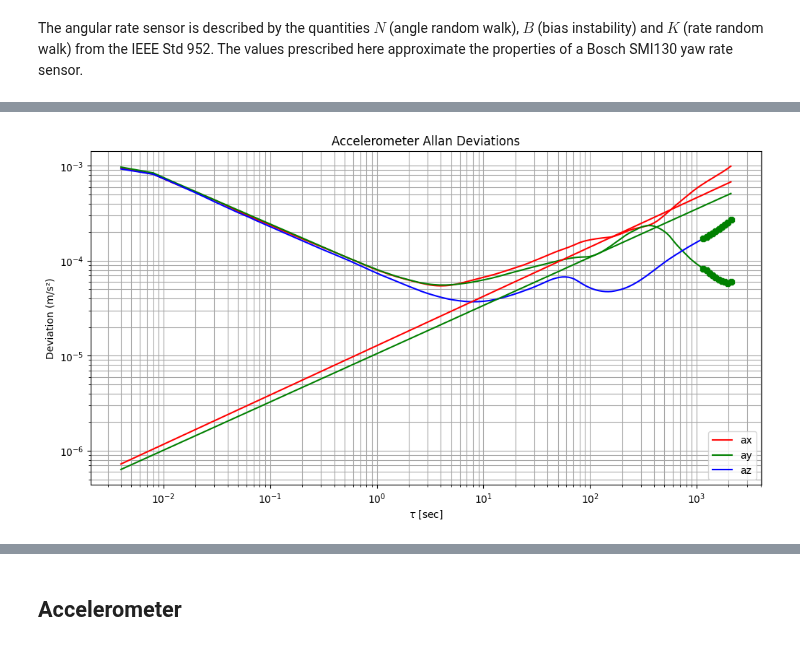
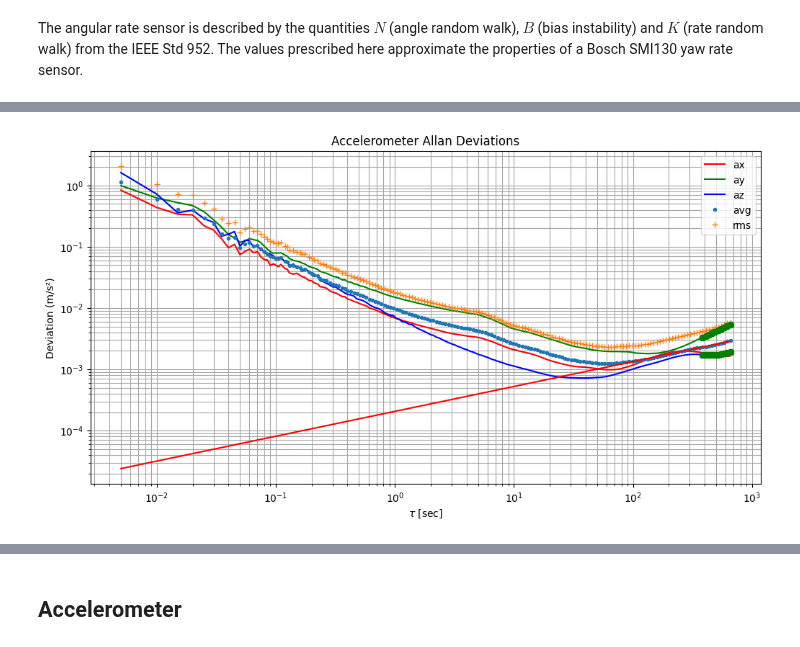
Before and after one commit to diplodocuslongus/depthai2know, a Jupyter notebook: IMU/noise_from_allan.ipynb, the cells around one changed output, grey strips where cells are left out. Cells and saved outputs as stored; diff of their text form; code cells hidden in the pictures.

Commit message:
wip on noise

```diff
--- a/IMU/noise_from_allan.ipynb
+++ b/IMU/noise_from_allan.ipynb
@@ -164,7 +165,18 @@ thetaz = np.cumsum(gz) * TS
 
 # Compute Allan deviations
 Mnb = 200 # for noise analysis
-(taux, adx) = AllanDeviation(thetax, FS, maxNumM=Mnb)
-(tauy, ady) = AllanDeviation(thetay, FS, maxNumM=Mnb)
-(tauz, adz) = AllanDeviation(thetaz, FS, maxNumM=Mnb)
+(gyro_taux, gyro_adx) = AllanDeviation(thetax, FS, maxNumM=Mnb)
+(gyro_tauy, gyro_ady) = AllanDeviation(thetay, FS, maxNumM=Mnb)
+(gyro_tauz, gyro_adz) = AllanDeviation(thetaz, FS, maxNumM=Mnb)
+# %%
+# Calculate velocity
+velx = np.cumsum(accx) * TS  # deg or rad depending on ANGLE_UNIT_FOR_NOISE
+vely = np.cumsum(accy) * TS
+velz = np.cumsum(accz) * TS
+
+# Compute Allan deviations
+Mnb = 200 # for noise analysis
+(accel_taux, accel_adx) = AllanDeviation(velx, FS, maxNumM=Mnb)
+(accel_tauy, accel_ady) = AllanDeviation(vely, FS, maxNumM=Mnb)
+(accel_tauz, accel_adz) = AllanDeviation(velz, FS, maxNumM=Mnb)
 # %%
@@ -211,0 +218,12 @@ afig,aaxis=plot_allan_accel(accel_taus, accel_adevs)
+# %%
+accel_taus = (accel_taux,accel_tauy,accel_tauz)
+accel_adevs = (accel_adx,accel_ady,accel_adz)
+# get the average of adev
+accel_adevs_avg = np.mean(accel_adevs,axis=0)
+# print(accel_adevs_avg)
+# compare with taking the RMS
+accel_adevs_rms = np.sqrt(accel_adx*accel_adx+accel_ady*accel_ady+accel_adz*accel_adz)
+afig,aaxis=plot_allan_accel(accel_taus, accel_adevs)
+aaxis.plot(accel_taus[0],accel_adevs_avg,'.',label = 'avg')
+aaxis.plot(accel_taus[0],accel_adevs_rms,'+',label = 'rms')
+aaxis.legend()
@@ -215,0 +364,4 @@ if SAVE_FIG:
+# %%
+# using the average over the 3 axis
+abix,aarw,avrw,arwfitx,arrwfitx=noise_param_from_adev_single_axis(accel_taux,accel_adevs_avg)
+gbix,grrw,garw,grwfitx,grrwfitx=noise_param_from_adev_single_axis(gyro_taux,gyro_adevs_avg)
@@ -216,9 +389,9 @@ if SAVE_FIG:
 # %%
-aaxis.plot(taux,rw_fit_x(taux),'r')
-aaxis.plot(tauy,rw_fit_y(tauy),'g')
-aaxis.plot(tauy[-10:],ady[-10:],'g8')
-aaxis.plot(tauz[-10:],adz[-10:],'g8')
+aaxis.plot(accel_taux,arrwfitx(accel_taux),'r')
+# aaxis.plot(accel_tauy,arwfity(accel_tauy),'g')
+aaxis.plot(accel_tauy[-10:],accel_ady[-10:],'g8')
+aaxis.plot(accel_tauz[-10:],accel_adz[-10:],'g8')
 # afig.figsave(f'{MEAS_FILENAME}.{FIG_FMT}')
 afig
 # %% [output]
-[figure, old version]
+[figure, new version]
```
Also changed, not shown: parts of 28 cells of this notebook, 1 other file.
